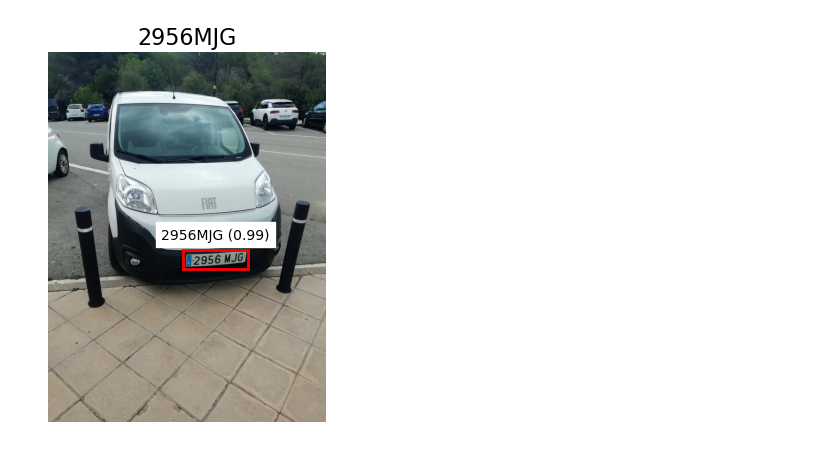
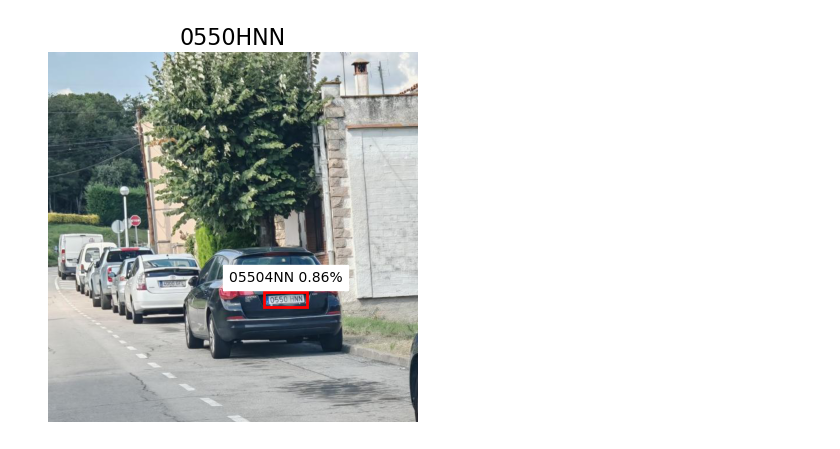
Before and after one commit to marinocom/ANPR-GIA, a Jupyter notebook: example.ipynb, the cells around one changed output. Drawn from its saved outputs; the diff is of its cells as text; code cells hidden in the pictures.

Commit message:
Evaluate on test set

```diff
--- a/example.ipynb
+++ b/example.ipynb
@@ -4,4 +4,5 @@ from huggingface_hub import hf_hub_download
 
 model_path = hf_hub_download(repo_id="Pikurrot/yolo11n-licenseplates", filename="yolo11n_licenseplates.pt")
 pipeline = Pipeline(model_path)
+result = pipeline("DatasetYolo/test/images/")
 # %% [output]
@@ -367,7 +25,0 @@ similarities
-# %%
-from pipeline import Pipeline
-from huggingface_hub import hf_hub_download
-
-model_path = hf_hub_download(repo_id="Pikurrot/yolo11n-licenseplates", filename="yolo11n_licenseplates.pt")
-pipeline = Pipeline(model_path)
-result = pipeline("DatasetTotal/Above/")
@@ -390,4 +26,4 @@ Speed: 3.0ms preprocess, 17.5ms inference, 9.7ms postprocess per image at shape
 # %%
-pipeline.plot_result(result[3])
+pipeline.plot_result(result[0])
 # %% [output]
-[figure, old version]
+[figure, new version]
```
Also changed, not shown: parts of 25 cells of this notebook, 1 other file.
